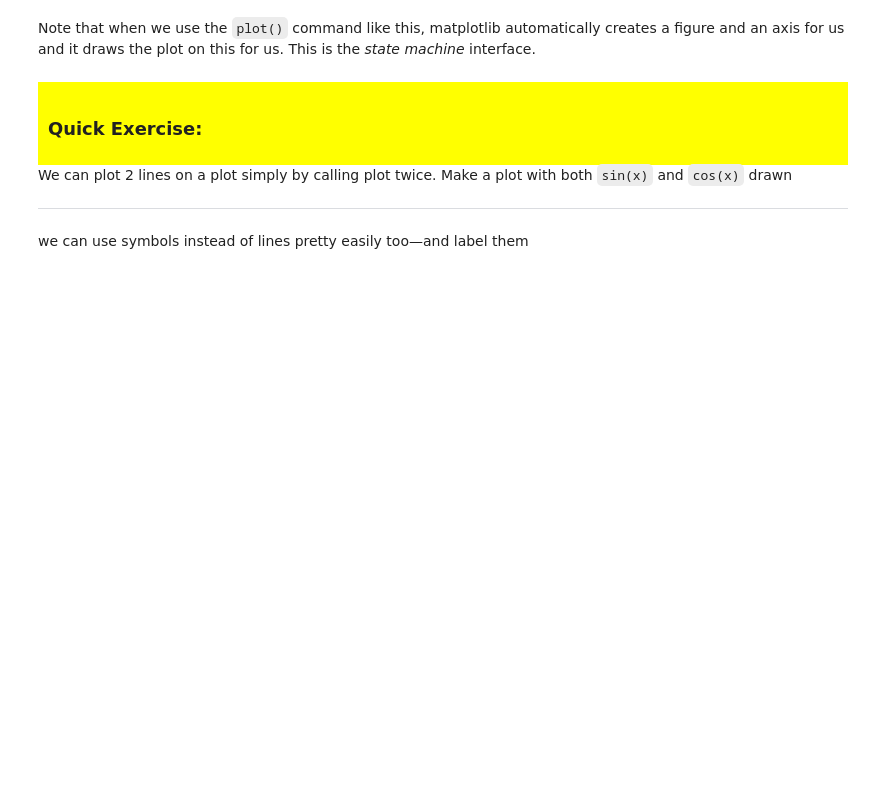
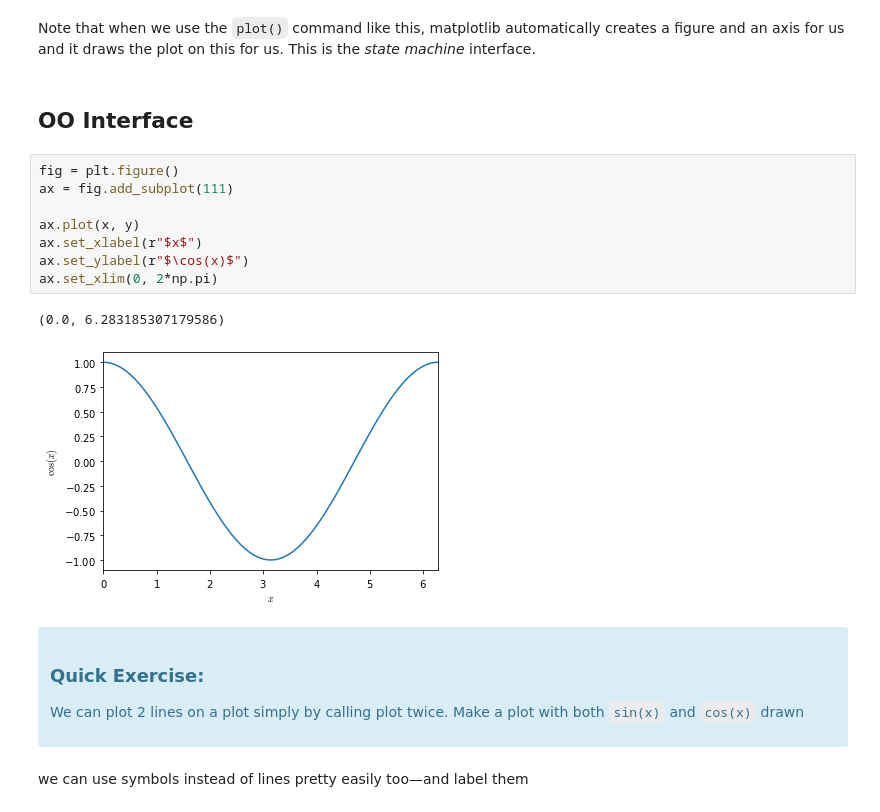
Before and after one commit to sbu-phy-ast-reu/reu-python-tutorial, a Jupyter notebook: 04-python-matplotlib/matplotlib-basics.ipynb, the cells around one changed output. Cells and saved outputs as stored; diff of their text form; blank space fills up the shorter version.

```diff
--- a/04-python-matplotlib/matplotlib-basics.ipynb
+++ b/04-python-matplotlib/matplotlib-basics.ipynb
@@ -73,11 +90,25 @@ plt.xlim(0, 2.0*np.pi)
 # %% [markdown]
 Note that when we use the `plot()` command like this, matplotlib automatically creates a figure and an axis for us and it draws the plot on this for us.  This is the _state machine_ interface.
+# %% [markdown]
+## OO Interface
+# %%
+fig = plt.figure()
+ax = fig.add_subplot(111)
+
+ax.plot(x, y)
+ax.set_xlabel(r"$x$")
+ax.set_ylabel(r"$\cos(x)$")
+ax.set_xlim(0, 2*np.pi)
+# %% [output]
+(0.0, 6.283185307179586)
+[figure, added]
 # %% [markdown]
-<div style="background-color:yellow; padding: 10px"><h3><span class="fa fa-flash"></span> Quick Exercise:</h3></div>
+<div class="alert alert-block alert-info"><h3><span class="fa fa-flash"></span> Quick Exercise:</h3>
+
 
 We can plot 2 lines on a plot simply by calling plot twice.  Make a plot with both `sin(x)` and `cos(x)` drawn
 
-<hr>
+</div>
 # %% [markdown]
 we can use symbols instead of lines pretty easily too&mdash;and label them
 # %%
```
Also changed, not shown: parts of 30 cells of this notebook.
